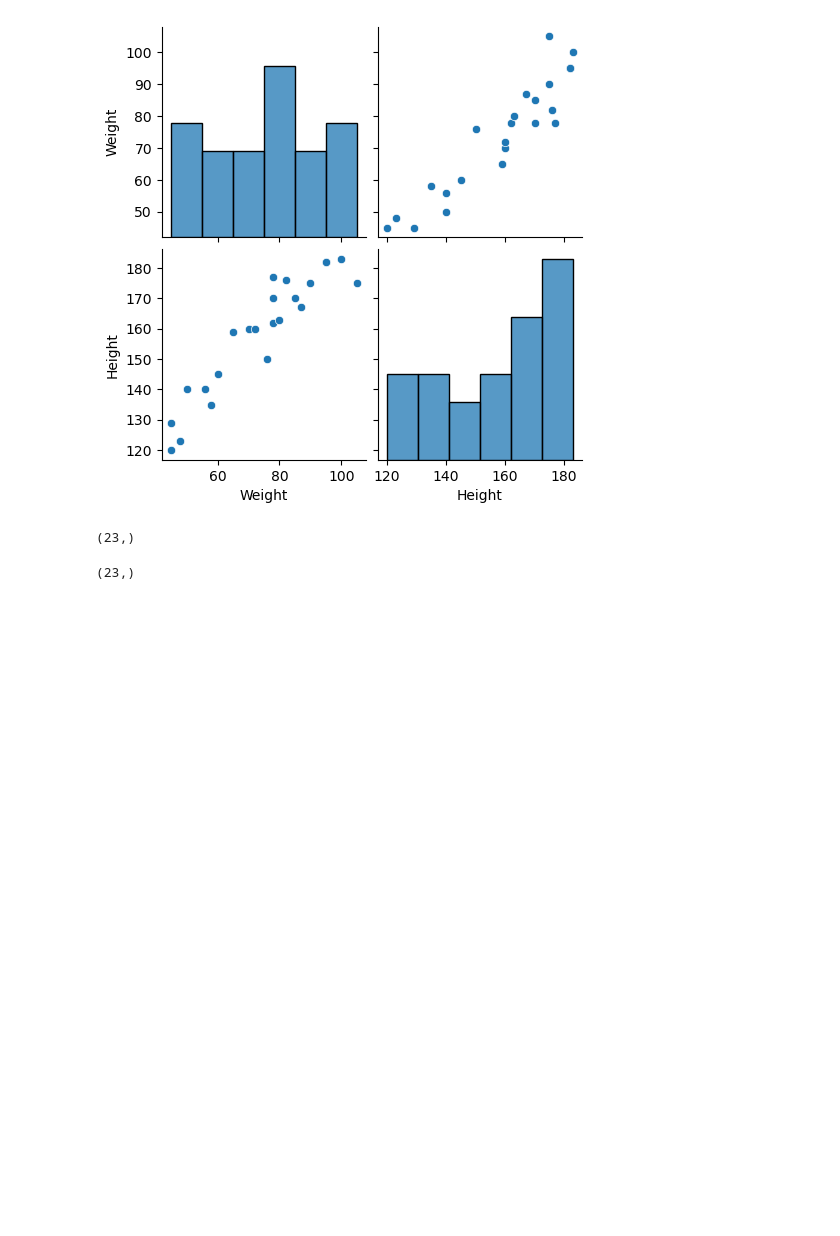
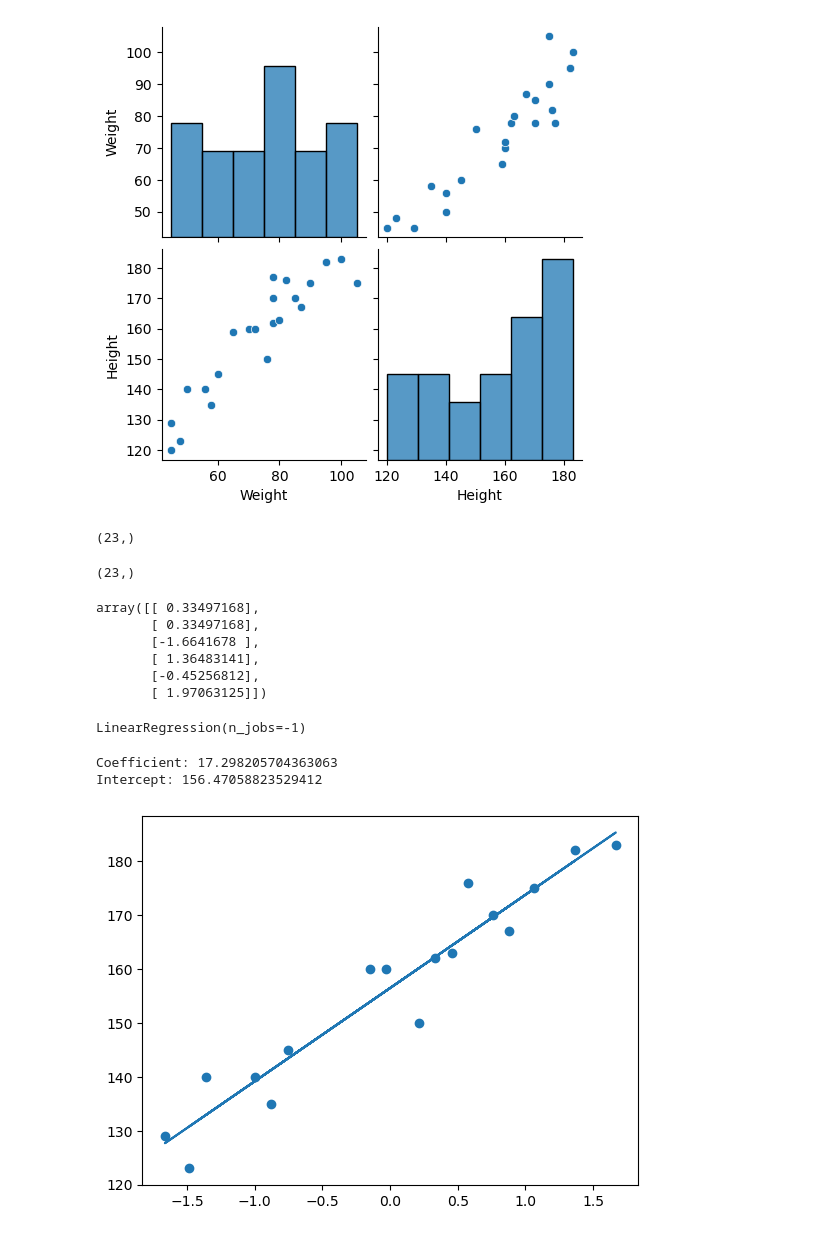
Before and after one commit to raisrivastav/Machine-Learning, a Jupyter notebook: Linear Regression/Simple Linear Regression.ipynb, the cells around one changed output. Saved outputs shown, nothing was run; the diff lists cells and outputs as text; code cells hidden in the pictures; blank space fills up the shorter version.

```diff
--- a/Linear Regression/Simple Linear Regression.ipynb
+++ b/Linear Regression/Simple Linear Regression.ipynb
@@ -62,0 +65,32 @@ X_train = scaler.fit_transform(X_train)
+# %%
+X_test
+# %% [output]
+array([[ 0.33497168],
+       [ 0.33497168],
+       [-1.6641678 ],
+       [ 1.36483141],
+       [-0.45256812],
+       [ 1.97063125]])
+# %%
+## Simple Linear Regression Example
+from sklearn.linear_model import LinearRegression
+regression = LinearRegression(n_jobs=-1)  # Use all available cores for training
+# %%
+regression.fit(X_train, y_train)
+# %% [output]
+LinearRegression(n_jobs=-1)
+# %%
+regression.coef_  # Coefficients of the model
+print("Coefficient:", regression.coef_[0])
+regression.intercept_  # Intercept of the model
+print("Intercept:", regression.intercept_)
+# %% [output]
+Coefficient: 17.298205704363063
+Intercept: 156.47058823529412
+# %%
+## plot training data plot best fit line
+plt.scatter(X_train, y_train)
+plt.plot(X_train, regression.predict(X_train))
+plt.show()
+# %% [output]
+[figure, added]
```
Also changed, not shown: parts of 13 cells of this notebook.
